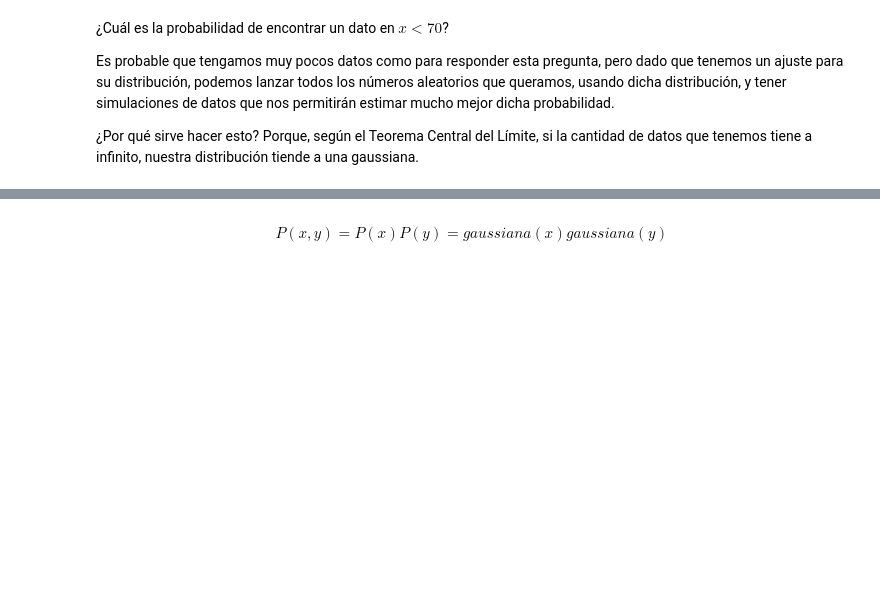
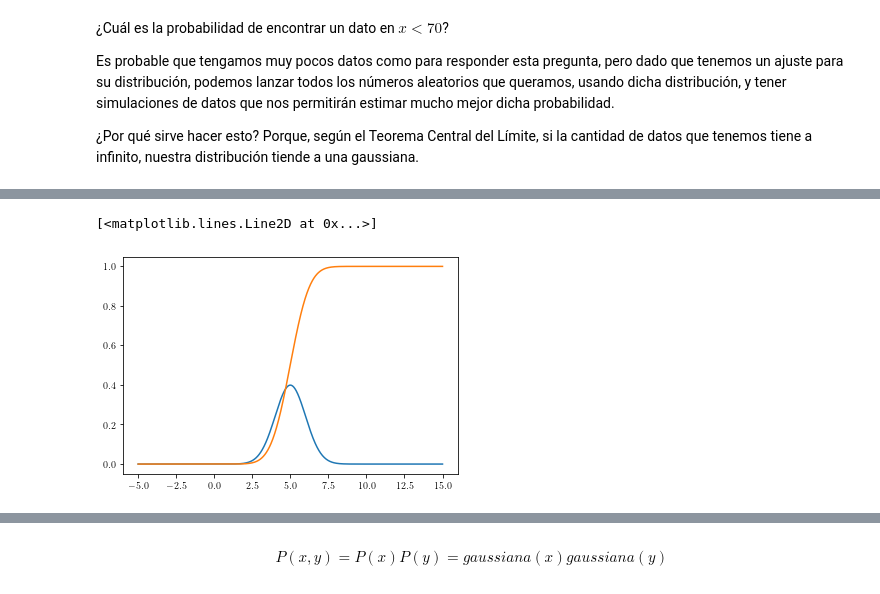
Before and after one commit to aaguayoo/Labo, a Jupyter notebook: Probabilidad.ipynb, the cells around one changed output, grey strips where cells are left out. Saved outputs shown, nothing was run; the diff lists cells and outputs as text; code cells hidden in the pictures; blank space fills up the shorter version.

```diff
--- a/Probabilidad.ipynb
+++ b/Probabilidad.ipynb
@@ -291,0 +366,45 @@ La probabilidad es 0.98092
+# %%
+# Esta clase toma como argumento nuestra distribución
+# en este caso, "gaussian_dist" y podemos obtener de ahí
+# .pdf(i) o .cdf donde i es cualquier número, así como
+# .pdf_array(x) y .cdf_array(x) donde x es un array.
+
+class General_Distribution():
+    def __init__(self,dist,rv='x',**kwargs):
+        self.dist   = dist
+        self.rv     = rv
+        self.kwargs = kwargs
+
+    def pdf(self,*args):
+        return self.dist(*args,**self.kwargs)
+
+    def cdf(self,*args):
+        t, x = symbols('t x')
+        return lambdify(x,integrate(self.pdf(t),(t,-oo,x)))(*args)
+
+    def pdf_array(self,x):
+        return np.array([float(self.pdf(i)) for i in x])
+
+    def cdf_array(self,x):
+        add = []
+        pdf = self.pdf_array(x)
+
+        dumb = 0
+        for i in x:
+            dumb += self.pdf(i)*(x.max()-x.min())/len(x)
+            add.append(dumb)
+
+        return np.array(add)
+# %%
+gaussian = General_Distribution(gaussian_dist,mu=5,std=1)
+# %%
+x = np.linspace(-5,15,1000)
+# %%
+pdf = gaussian.pdf_array(x)
+cdf = gaussian.cdf_array(x)
+# %%
+plt.plot(x,pdf)
+plt.plot(x,cdf)
+# %% [output]
+[<matplotlib.lines.Line2D at 0x...>]
+[figure, added]
```
Also changed, not shown: parts of 38 cells of this notebook.
